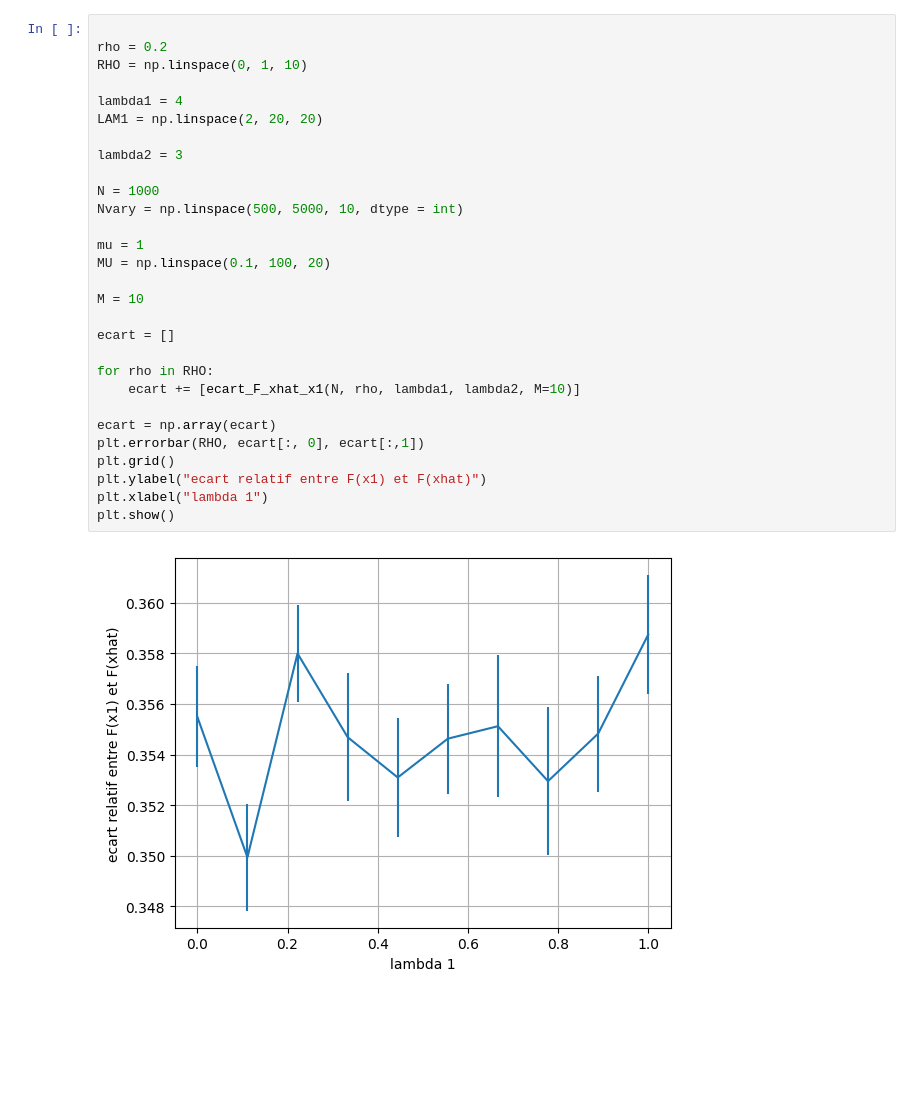
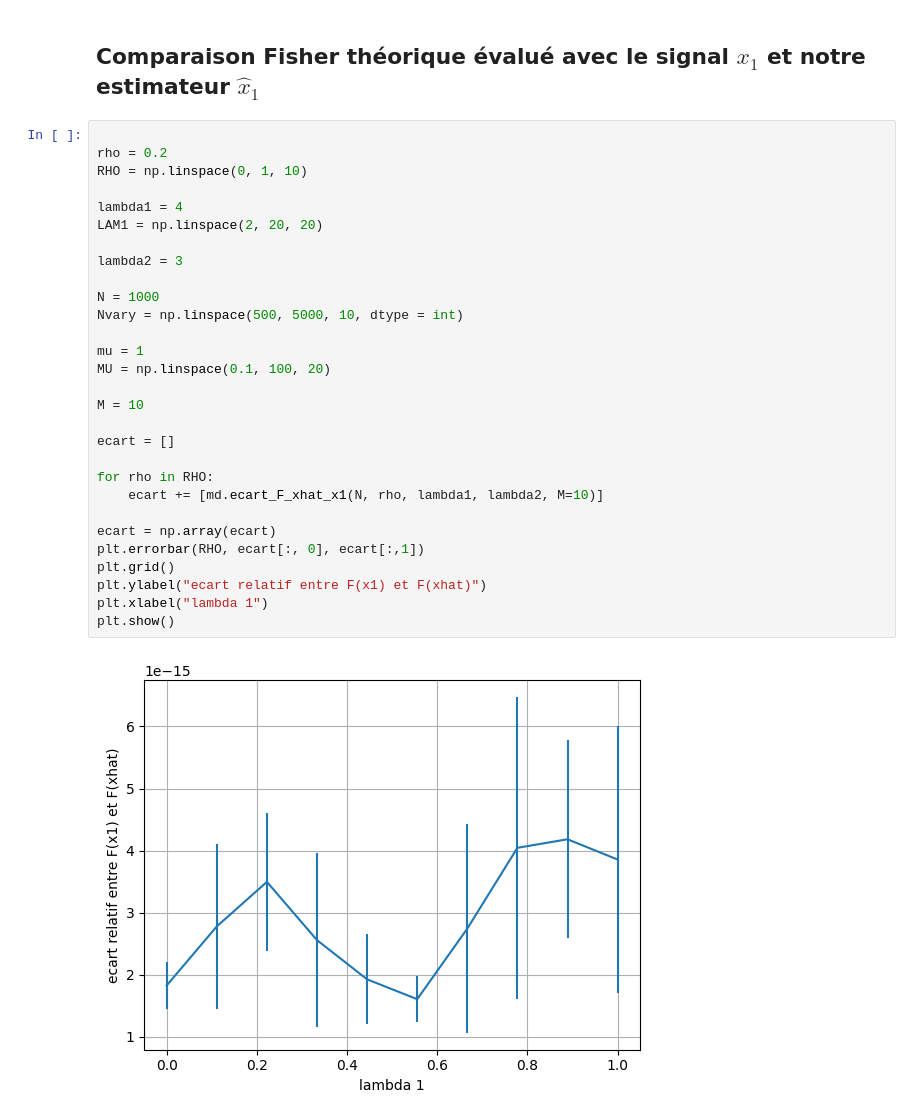
Before and after one commit to Taliesin123/Physics_The_Projects, a Jupyter notebook: Spike_code/nums_fisher.ipynb, the cells around one changed output. Cells and saved outputs as stored; diff of their text form; blank space fills up the shorter version.

```diff
--- a/Spike_code/nums_fisher.ipynb
+++ b/Spike_code/nums_fisher.ipynb
@@ -200,34 +39,36 @@ def ploplot(title, ylabel, lam_vals, yA, stdA, yB, stdB, ybase=None, stdbase=Non
     ax.grid(True, alpha=0.3)
     fig.tight_layout()
     plt.show()
+# %% [markdown]
+## Comparaison Fisher théorique évalué avec le signal $x_1$ et notre estimateur $\hat{x}_1$
 # %%
 
 rho = 0.2
 RHO = np.linspace(0, 1, 10)
 
 lambda1 = 4
 LAM1 = np.linspace(2, 20, 20)
 
 lambda2 = 3
 
 N = 1000
 Nvary = np.linspace(500, 5000, 10, dtype = int)
 
 mu = 1
 MU = np.linspace(0.1, 100, 20)
 
 M = 10
 
 ecart = []
 
 for rho in RHO:
-    ecart += [ecart_F_xhat_x1(N, rho, lambda1, lambda2, M=10)]
+    ecart += [md.ecart_F_xhat_x1(N, rho, lambda1, lambda2, M=10)]
 
 ecart = np.array(ecart)
 plt.errorbar(RHO, ecart[:, 0], ecart[:,1])
 plt.grid()
 plt.ylabel("ecart relatif entre F(x1) et F(xhat)")
 plt.xlabel("lambda 1")
 plt.show()
 # %% [output]
-[figure, old version]
+[figure, new version]
```
Also changed, not shown: parts of 16 cells of this notebook, 2 other files.
